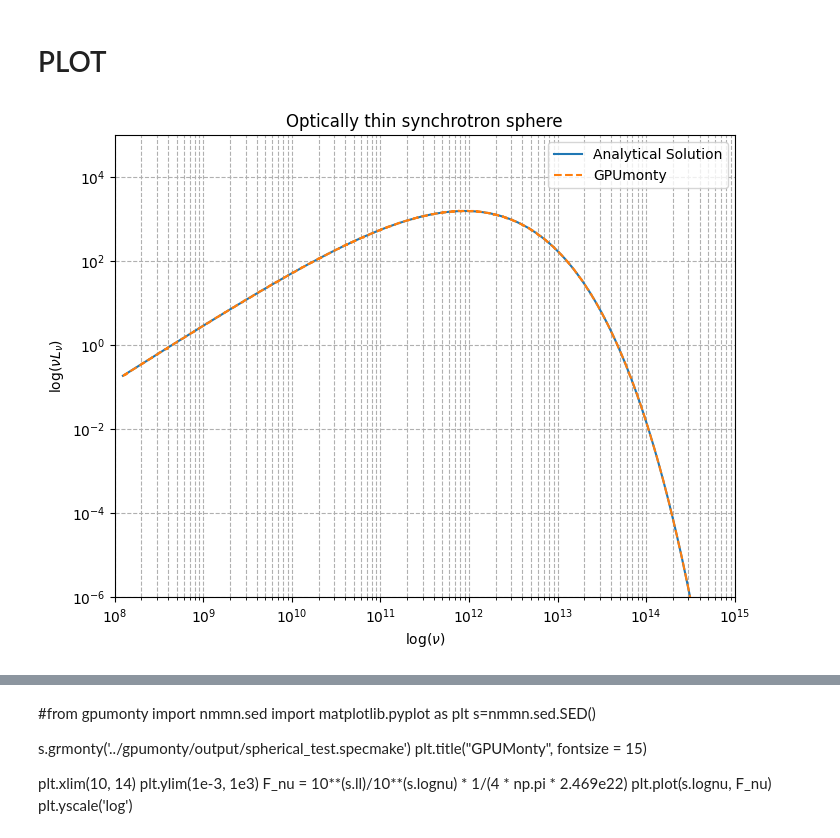
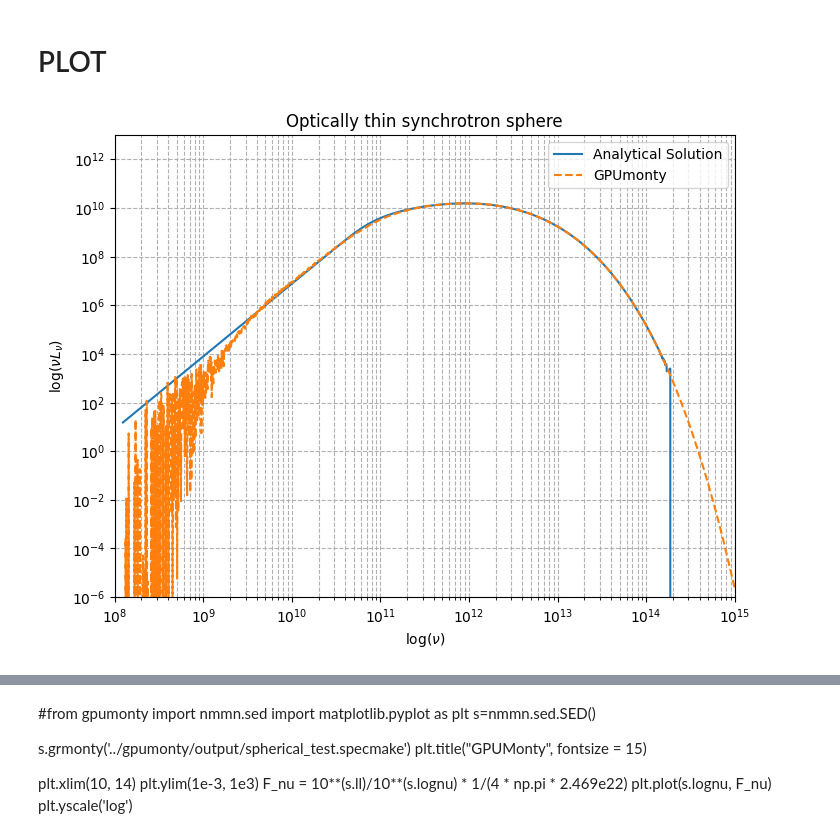
Before and after one commit to black-hole-group/gpumonty, a Jupyter notebook: python/sphere_test.ipynb, the cells around one changed output, grey strips where cells are left out. Cells and saved outputs as stored; diff of their text form; code cells hidden in the pictures.

```diff
--- a/python/sphere_test.ipynb
+++ b/python/sphere_test.ipynb
@@ -35,8 +35,8 @@ def grmonty(file):
     #print(nu)
     # Return log(nu) and ll array
     return nu, ll
-nu, nuLnu = grmonty('../output/sphere_thin3030.spec')
-domega_array = np.array([4.254846e-1, 1.247635e0, 1.985301e0, 2.588526e0, 3.016463e0, 3.240123e0])
+nu, nuLnu = grmonty('../output/thick.spec')
+domega_array = np.array([4.254826e-1, 1.247635e0, 1.985301e0, 2.588526e0, 3.016463e0, 3.240132e0])
 # %%
 import numpy as np
 from scipy.special import kn  # For the modified Bessel function
@@ -226,43 +226,43 @@ def Bnu(nu, Thetae):
     result = (2.0 * HPL * nu * nu * nu/ (CL * CL)) / (np.exp(x) - 1.0)
     return result
 
-#alpha_nu_values = (jnu(1e20, nu, 1, 100))/(Bnu(nu, 100))
 #print("Optical depth at nu =", 1e9, "is:",(jnu(1e13, 1e15, 1, 100))/(Bnu(1e15, 100)))
-#j_nu_values = jnu(1e13, nu, 1, 100)
-j_nu_values = int_jnu(1e13, 100, 1, nu)
+j_nu_values = jnu(1e20, nu, 1, 100)
+#j_nu_values = int_jnu(1e20, 100, 1, nu)
+alpha_nu_values = (j_nu_values)/(Bnu(nu, 100))
 
 R = 1 * L_UNIT
 dv = 4/3 * np.pi * R**3
-#Luminosity_analytic =  np.float128(4 * np.pi * dv * Bnu(nu,100) * (1 - np.exp(-alpha_nu_values * 1 )))
-Luminosity_analytic = dv * j_nu_values
+Luminosity_analytic = dv * (int_jnu(1e20, 100, 1, nu)/(jnu(1e20, nu, 1, 100)/Bnu(nu,100))) * (1 - np.exp(- (jnu(1e20, nu, 1, 100)/Bnu(nu,100)) * 1 ))
+#Luminosity_analytic = dv * j_nu_values
 nu_luminosity_analytic = nu * Luminosity_analytic
 
 # Plot jnu vs nu
 plt.figure(figsize=(8, 6))
 plt.plot(nu, nu_luminosity_analytic, linestyle='-', label = 'Analytical Solution')
 #plt.plot(nu, (nuLnu * domega_array[:,np.newaxis]/(4*np.pi)).sum(0), linestyle='-', label = 'GPUmonty')
 #plt.plot(nu, (nuLnu[5]/(4 * np.pi) * domega_array[:,np.newaxis]).sum(0), linestyle='-', label = 'GPUmonty')
 #plt.plot(grmonty_nu, (grmonty_nuLnu/(4 * np.pi)).sum(0), linestyle='-', label = 'Grmonty')
 #plt.plot(grmonty_nu, (grmonty_nuLnu/(16 * np.pi)).sum(0), linestyle='-', label = 'Grmonty')
 plt.plot(nu, (nuLnu* domega_array[:,None]/(4 * np.pi)).sum(0), linestyle='--', label = 'GPUmonty')
 #plt.plot(nu_check, (nuLnu_check/(4 * np.pi)).sum(0), linestyle='--', label = 'GPUmonty_check')
 
 #plt.plot(grmonty_nu_all, (grmonty_nuLnu_all/(16 * np.pi)).sum(0), linestyle='-', label = 'Grmonty 1')
 
 #x = (nuLnu * domega/(4*np.pi)).sum(0)
 #plt.plot(lognu, np.log10(nu_luminosity_analytic) - (s.ll), label = 'difference')
 #gpumonty_nulognu = 10**(s.ll - np.log10(3.83e33))
 #epsilon = 1/lognu * (np.abs(gpumonty_nulognu - nu_luminosity_analytic)/nu_luminosity_analytic * np.gradient(lognu)).sum(-1)
-plt.ylim(1e-6,1e5)
+plt.ylim(1e-6,1e13)
 plt.xlim(1e8,1e15)
 plt.yscale('log')
 plt.xscale('log')
 #plt.yticks([1e-11, 1e-10,1e-9, 1e-8, 1e-7, 1e-6, 1e-5,1e-4, 1e-3, 1e-2, 1e-1, 1e0, 1e1, 1e2, 1e3, 1e4,1e5])
 plt.xlabel(r"$\log(\nu)$")
 plt.legend()
 plt.ylabel(r"$\log(\nu L_\nu)$")
 plt.title('Optically thin synchrotron sphere')
 plt.grid(True, which="both", ls="--")
 plt.show()
 # %% [output]
-[figure, old version]
+[figure, new version]
```
Also changed, not shown: parts of 11 cells of this notebook, 9 other files.
